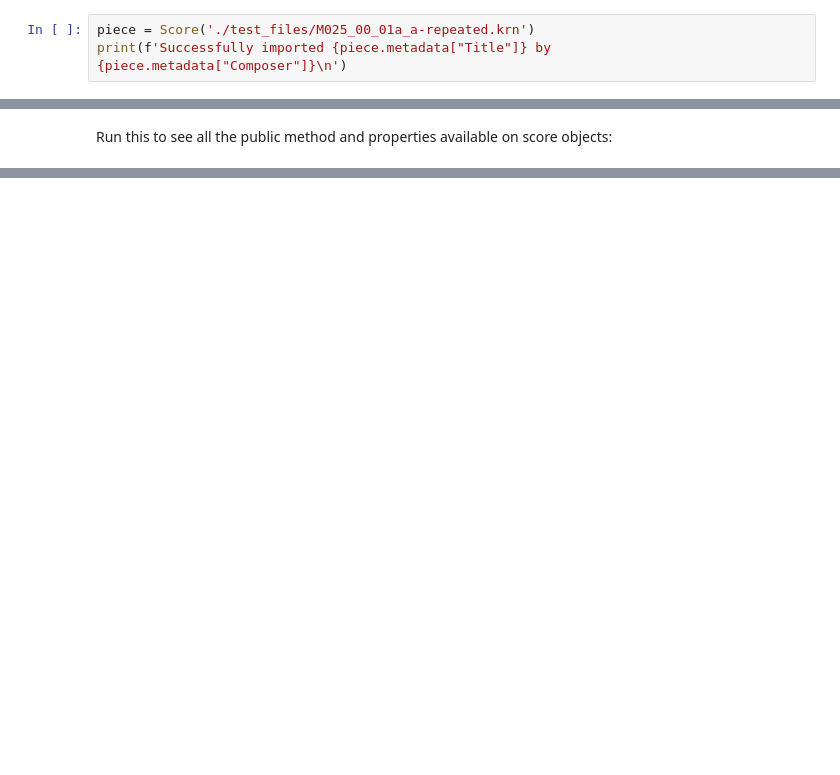
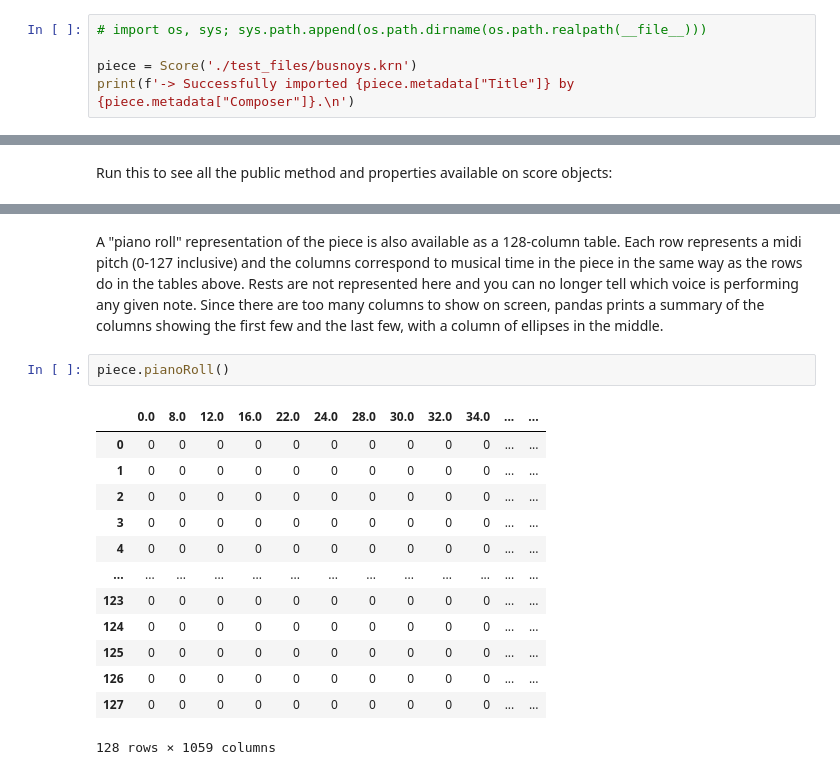
Before and after one commit to alexandermorgan/AMPACT, a Jupyter notebook: README.ipynb, the cells around one changed output, grey strips where cells are left out. Drawn from its saved outputs; the diff is of its cells as text; blank space fills up the shorter version.

```diff
--- a/README.ipynb
+++ b/README.ipynb
@@ -10,6 +13,8 @@ Successfully imported Score class.
 # %% [markdown]
 You can import a piece with a filepath or a url. Any symbolic notation filetype that music21 imports is allowed and this includes all the major ones like .mei, .xml, .krn, .midi, etc. Let's import one from the test_files directory in the repo.
 # %%
-piece = Score('./test_files/M025_00_01a_a-repeated.krn')
-print(f'Successfully imported {piece.metadata["Title"]} by {piece.metadata["Composer"]}\n')
+# import os, sys; sys.path.append(os.path.dirname(os.path.realpath(__file__)))
+
+piece = Score('./test_files/busnoys.krn')
+print(f'-> Successfully imported {piece.metadata["Title"]} by {piece.metadata["Composer"]}.\n')
 # %% [output]
@@ -41,0 +79,18 @@ semi_flat_parts
+# %% [markdown]
+A "piano roll" representation of the piece is also available as a 128-column table. Each row represents a midi pitch (0-127 inclusive) and the columns correspond to musical time in the piece in the same way as the rows do in the tables above. Rests are not represented here and you can no longer tell which voice is performing any given note. Since there are too many columns to show on screen, pandas prints a summary of the columns showing the first few and the last few, with a column of ellipses in the middle.
+# %%
+piece.pianoRoll()
+# %% [output]
+|  | 0.0 | 8.0 | 12.0 | 16.0 | 22.0 | 24.0 | 28.0 | 30.0 | 32.0 | 34.0 | ... | ... |
+| 0 | 0 | 0 | 0 | 0 | 0 | 0 | 0 | 0 | 0 | 0 | ... | ... |
+| 1 | 0 | 0 | 0 | 0 | 0 | 0 | 0 | 0 | 0 | 0 | ... | ... |
+| 2 | 0 | 0 | 0 | 0 | 0 | 0 | 0 | 0 | 0 | 0 | ... | ... |
+| 3 | 0 | 0 | 0 | 0 | 0 | 0 | 0 | 0 | 0 | 0 | ... | ... |
+| 4 | 0 | 0 | 0 | 0 | 0 | 0 | 0 | 0 | 0 | 0 | ... | ... |
+| ... | ... | ... | ... | ... | ... | ... | ... | ... | ... | ... | ... | ... |
+| 123 | 0 | 0 | 0 | 0 | 0 | 0 | 0 | 0 | 0 | 0 | ... | ... |
+| 124 | 0 | 0 | 0 | 0 | 0 | 0 | 0 | 0 | 0 | 0 | ... | ... |
+| 125 | 0 | 0 | 0 | 0 | 0 | 0 | 0 | 0 | 0 | 0 | ... | ... |
+| 126 | 0 | 0 | 0 | 0 | 0 | 0 | 0 | 0 | 0 | 0 | ... | ... |
+| 127 | 0 | 0 | 0 | 0 | 0 | 0 | 0 | 0 | 0 | 0 | ... | ... |
+128 rows × 1059 columns
```
Also changed, not shown: parts of 18 cells of this notebook.
